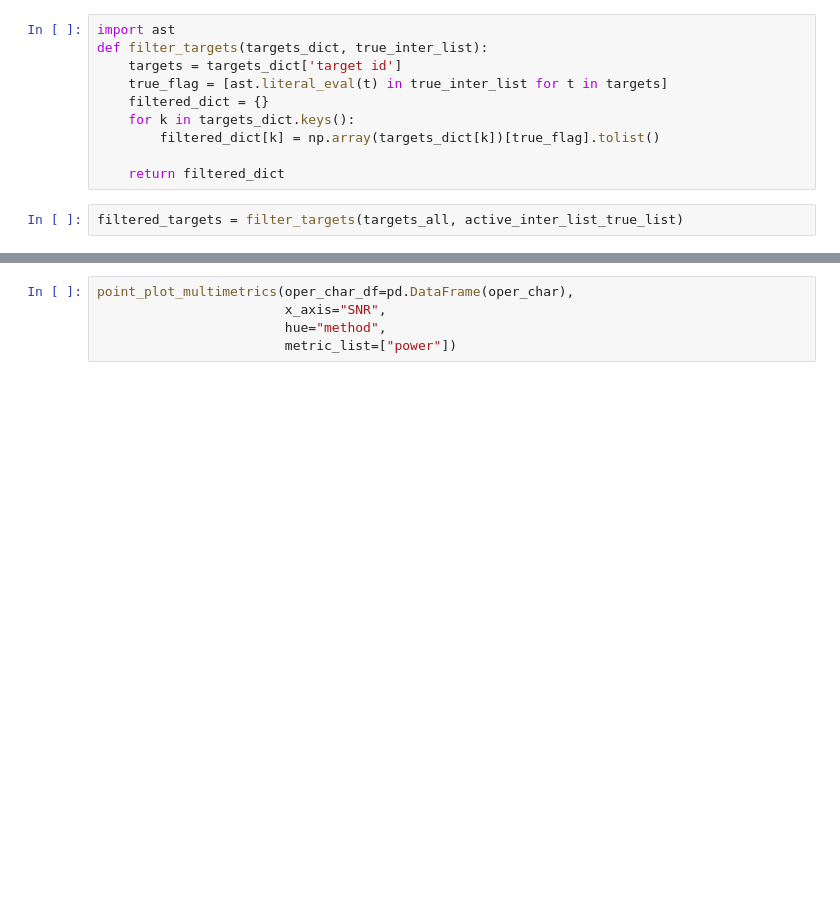
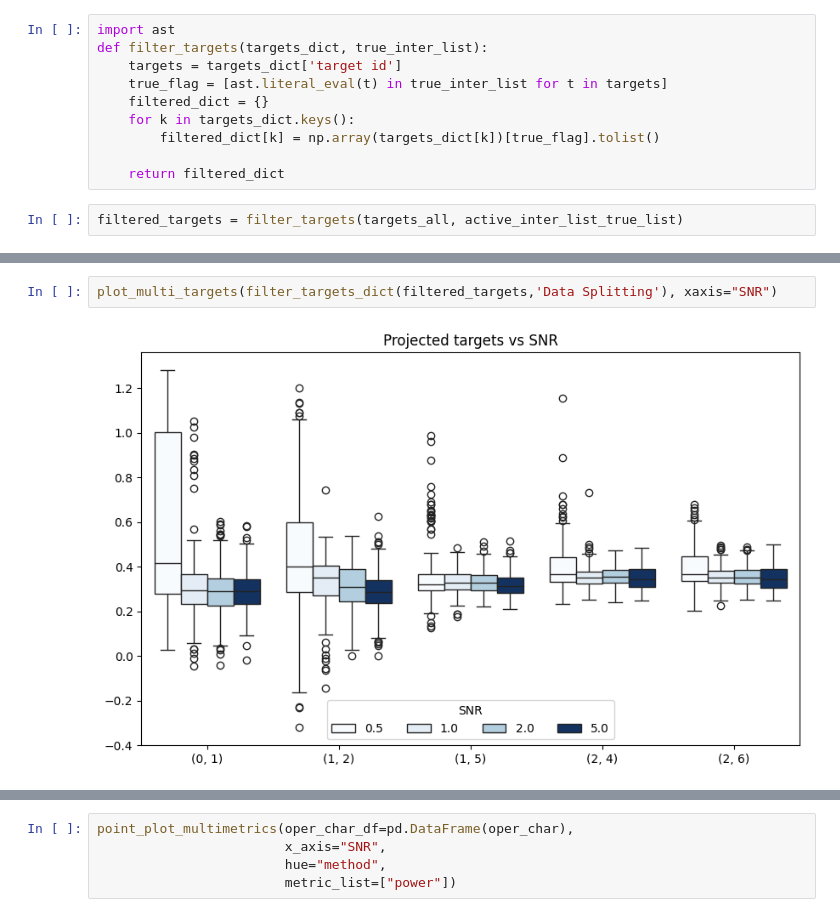
Before and after one commit to yiling-h/SI-Interaction, a Jupyter notebook: selectinf/Simulation/H1/Results/SNR/plotting_SNR.ipynb, the cells around one changed output, grey strips where cells are left out. Cells and saved outputs as stored; diff of their text form; blank space fills up the shorter version.

```diff
--- a/selectinf/Simulation/H1/Results/SNR/plotting_SNR.ipynb
+++ b/selectinf/Simulation/H1/Results/SNR/plotting_SNR.ipynb
@@ -140,0 +149,4 @@ plot_multi_targets(filtered_targets, xaxis="SNR")
+# %%
+plot_multi_targets(filter_targets_dict(filtered_targets,'Data Splitting'), xaxis="SNR")
+# %% [output]
+[figure, added]
```
Also changed, not shown: parts of 7 cells of this notebook.
